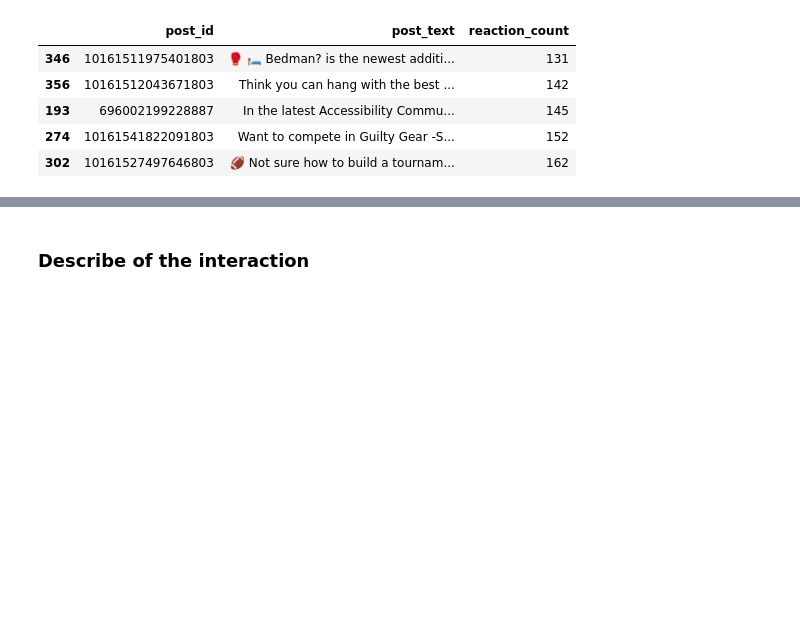
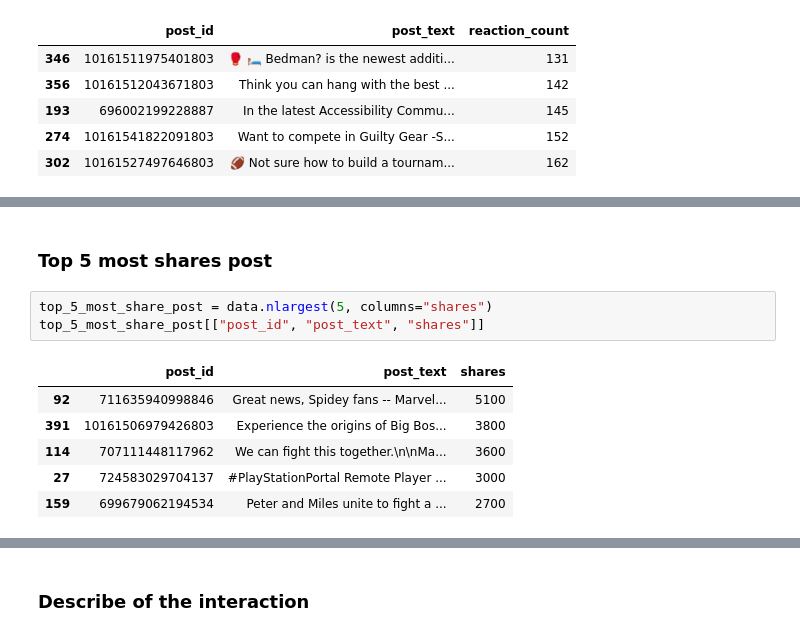
Before and after one commit to chirikatori/data-analyze-facebook, a Jupyter notebook: Analyzes.ipynb, the cells around one changed output, grey strips where cells are left out. Drawn from its saved outputs; the diff is of its cells as text; blank space fills up the shorter version.

```diff
--- a/Analyzes.ipynb
+++ b/Analyzes.ipynb
@@ -67,0 +92,12 @@ top_5_least_reaction_post[["post_id", "post_text", "reaction_count"]]
+# %% [markdown]
+### Top 5 most shares post
+# %%
+top_5_most_share_post = data.nlargest(5, columns="shares")
+top_5_most_share_post[["post_id", "post_text", "shares"]]
+# %% [output]
+|  | post_id | post_text | shares |
+| 92 | 711635940998846 | Great news, Spidey fans -- Marvel... | 5100 |
+| 391 | 10161506979426803 | Experience the origins of Big Bos... | 3800 |
+| 114 | 707111448117962 | We can fight this together.\n\nMa... | 3600 |
+| 27 | 724583029704137 | #PlayStationPortal Remote Player ... | 3000 |
+| 159 | 699679062194534 | Peter and Miles unite to fight a ... | 2700 |
```
Also changed, not shown: parts of 8 cells of this notebook, 1 other file.
